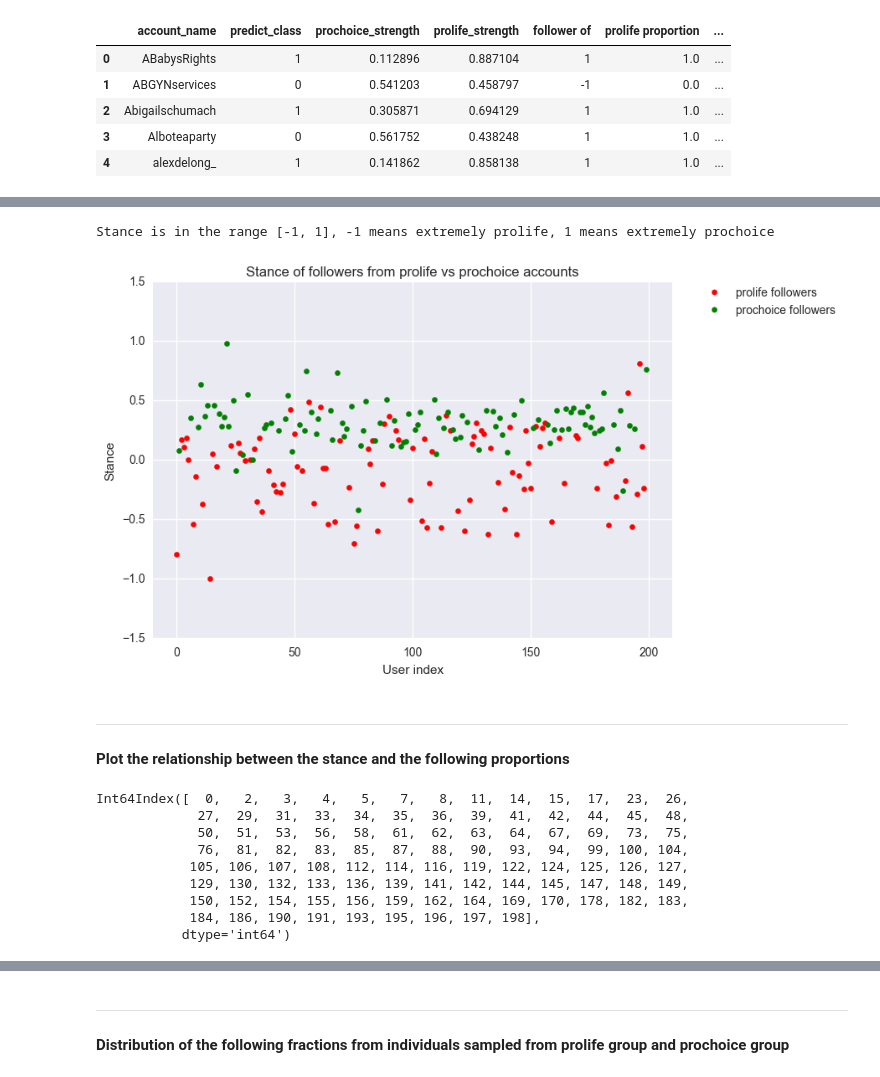
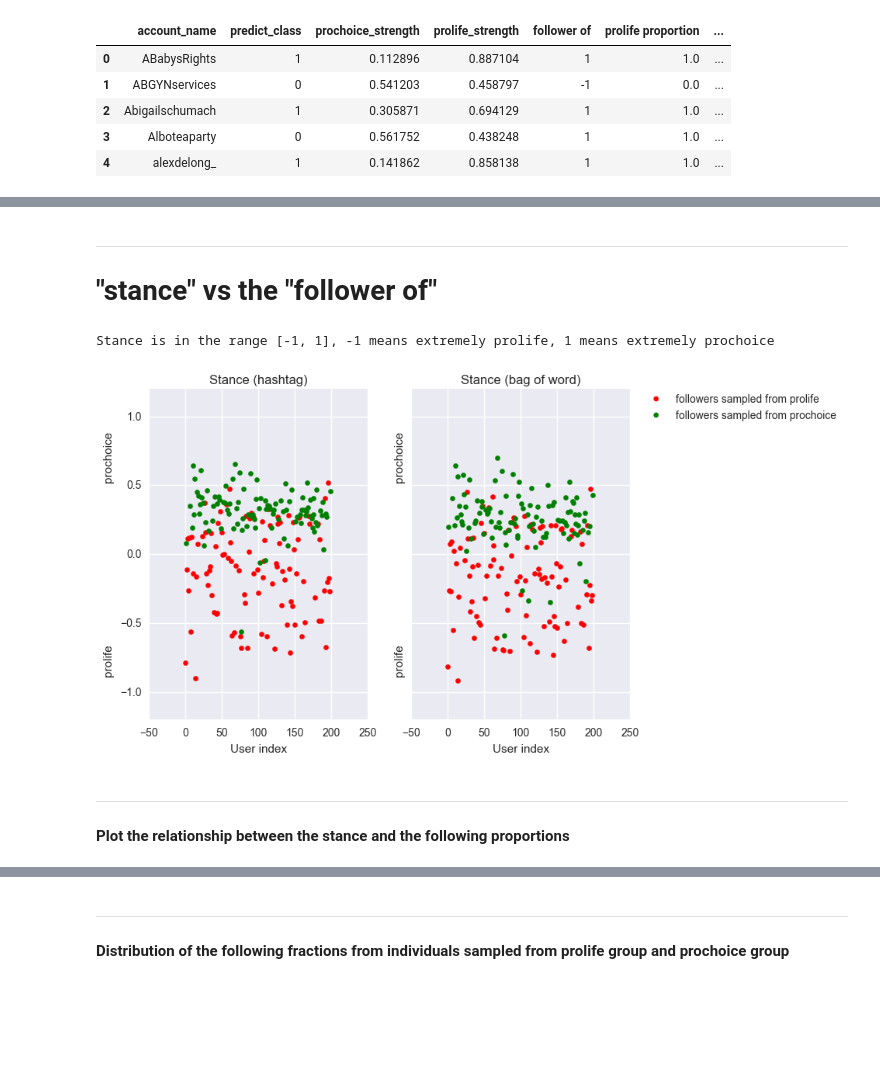
Before and after one commit to JunTan/TwitterAnalysis, a Jupyter notebook: EDA_Diversity_Strength.ipynb, the cells around one changed output, grey strips where cells are left out. Cells and saved outputs as stored; diff of their text form; code cells hidden in the pictures; blank space fills up the shorter version.

Commit message:
add analysis and create different stance

```diff
--- a/EDA_Diversity_Strength.ipynb
+++ b/EDA_Diversity_Strength.ipynb
@@ -7,6 +8,12 @@ import scipy.io as sio
+# %%
+hashtag_stance_df = pd.read_csv("final_stance_hashtag.csv")
+hashtag_stance = hashtag_stance_df["stance"]
+stance_df = pd.read_csv("final_stance_word.csv")
+stance = stance_df["stance"]
 # %%
-div_strength_df = pd.read_csv('indiv_strength_diversity.csv')
-div_strength_df.head()
+info_df = pd.read_csv('indiv_strength_diversity.csv')
+info_df["stance"] = stance
+info_df.head()
 # %% [output]
 |  | account_name | predict_class | prochoice_strength | prolife_strength | follower of | prolife proportion | ... |
 | 0 | ABabysRights | 1 | 0.083432 | 0.916568 | 1 | 1.0 | ... |
@@ -15,8 +22,9 @@ div_strength_df.head()
 | 3 | Alboteaparty | 0 | 0.520985 | 0.479015 | 1 | 1.0 | ... |
 | 4 | alexdelong_ | 1 | 0.136951 | 0.863049 | 1 | 1.0 | ... |
 # %%
-hashtag_div_strength_df = pd.read_csv('hashtag_indiv_strength_diversity.csv')
-hashtag_div_strength_df.head()
+info_hashtag_df = pd.read_csv('hashtag_indiv_strength_diversity.csv')
+info_hashtag_df['stance'] = hashtag_stance
+info_hashtag_df.head()
 # %% [output]
 |  | account_name | predict_class | prochoice_strength | prolife_strength | follower of | prolife proportion | ... |
 | 0 | ABabysRights | 1 | 0.112896 | 0.887104 | 1 | 1.0 | ... |
@@ -112,4 +36,0 @@ info_w_hashtag_df.head()
-# %%
-info_df = pd.merge(div_strength_df, stance_df, on='account_name', how='left')
-print(info_df.shape)
-info_df.head()
@@ -133,31 +110,36 @@ False
+# %% [markdown]
+---
+# "stance" vs the "follower of"
 # %%
 print("Stance is in the range [-1, 1], -1 means extremely prolife, 1 means extremely prochoice")
 
-plt.scatter(x=info_df[info_df['follower of']==1].index, y=info_df.loc[info_df['follower of']==1, 'stance'],
-            color='r', label='prolife followers')
-plt.scatter(x=info_df[info_df['follower of']==-1].index, y=info_df.loc[info_df['follower of']==-1, 'stance'],
-            color='g', label='prochoice followers')
-plt.legend(bbox_to_anchor=(1.05, 1), loc=2, borderaxespad=0.)
-plt.title("Stance of followers from prolife vs prochoice accounts")
-plt.xlabel("User index")
-plt.ylabel("Stance")
-plt.xlim([-10, 210])
+f, (ax1, ax2) = plt.subplots(1, 2, sharey=True)
+ax1.scatter(x=info_hashtag_df[info_hashtag_df['follower of']==1].index,
+            y=info_hashtag_df.loc[info_hashtag_df['follower of']==1, 'stance'],
+            color='r', label='followers sampled from prolife')
+ax1.scatter(x=info_hashtag_df[info_hashtag_df['follower of']==-1].index,
+            y=info_hashtag_df.loc[info_hashtag_df['follower of']==-1, 'stance'],
+            color='g', label='followers sampled from prochoice')
+ax1.set_title("Stance (hashtag)")
+ax1.set_xlabel("User index")
+ax1.set_ylim([-1.2, 1.2])
+ax1.set_ylabel("prolife                                                 prochoice")
+
+ax2.scatter(x=info_df[info_df['follower of']==1].index,
+            y=info_df.loc[info_df['follower of']==1, 'stance'],
+            color='r', label='followers sampled from prolife')
+ax2.scatter(x=info_df[info_df['follower of']==-1].index,
+            y=info_df.loc[info_df['follower of']==-1, 'stance'],
+            color='g', label='followers sampled from prochoice')
+ax2.legend(bbox_to_anchor=(1.05, 1), loc=2, borderaxespad=0.)
+ax2.set_ylim([-1.2, 1.2])
+ax2.set_title("Stance (bag of word)")
+ax2.set_xlabel("User index")
+ax2.set_ylabel("prolife                                                 prochoice")
 plt.show()
 # %% [output]
 Stance is in the range [-1, 1], -1 means extremely prolife, 1 means extremely prochoice
-[figure, old version]
+[figure, new version]
 # %% [markdown]
 ---
 #### Plot the relationship between the stance and the following proportions
-# %%
-info_df.loc[info_df["follower of"]==1].index
-# %% [output]
-Int64Index([  0,   2,   3,   4,   5,   7,   8,  11,  14,  15,  17,  23,  26,
-             27,  29,  31,  33,  34,  35,  36,  39,  41,  42,  44,  45,  48,
-             50,  51,  53,  56,  58,  61,  62,  63,  64,  67,  69,  73,  75,
-             76,  81,  82,  83,  85,  87,  88,  90,  93,  94,  99, 100, 104,
-            105, 106, 107, 108, 112, 114, 116, 119, 122, 124, 125, 126, 127,
-            129, 130, 132, 133, 136, 139, 141, 142, 144, 145, 147, 148, 149,
-            150, 152, 154, 155, 156, 159, 162, 164, 169, 170, 178, 182, 183,
-            184, 186, 190, 191, 193, 195, 196, 197, 198],
-           dtype='int64')
```
Also changed, not shown: parts of 32 cells of this notebook, 2 other files.
